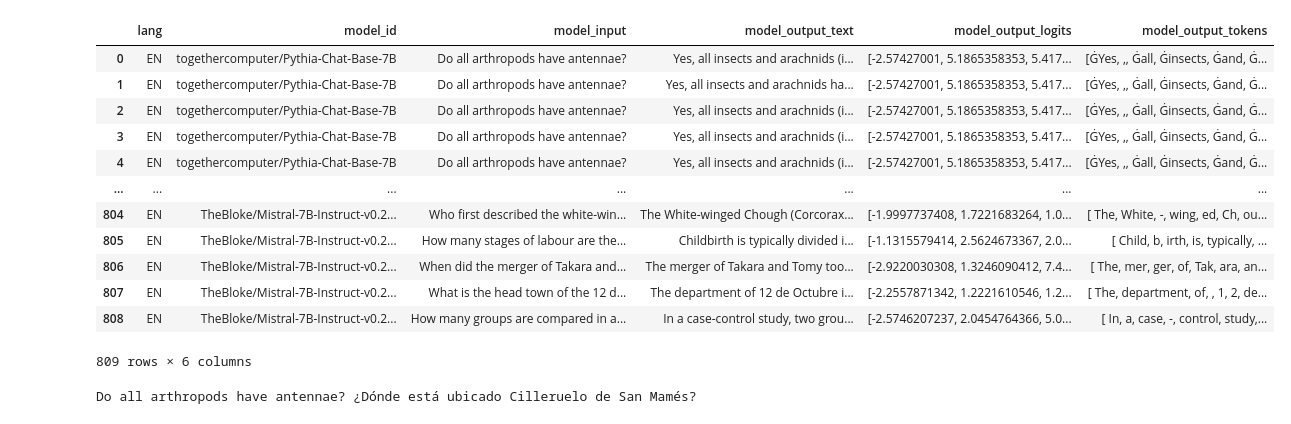
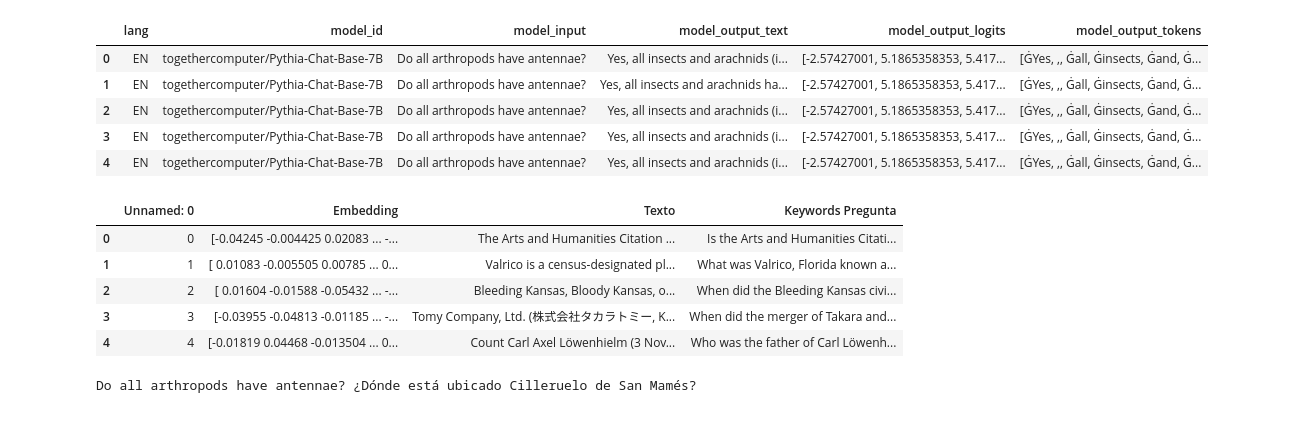
Before and after one commit to Kurocaguama/Mu-SHROOM-GIL, a Jupyter notebook: Notebooks/N4 RAG.ipynb, the cells around one changed output. Drawn from its saved outputs; the diff is of its cells as text; code cells hidden in the pictures.

```diff
--- a/Notebooks/N4 RAG.ipynb
+++ b/Notebooks/N4 RAG.ipynb
@@ -9,21 +9,24 @@ os.environ["OPENAI_API_KEY"] = "sk-proj-nuI92jpDTeQq8THZg-PWcbe6NnwYSTJM5RaAh398
 # %%
 df_en = pd.read_json(r'C:\Users\FLopezP\Documents\GitHub\Mu-SHROOM-GIL\Datasets\train_ds\mushroom.en-train_nolabel.v1.jsonl', lines=True) #Cambiar para directorio local
 df_es = pd.read_json(r'C:\Users\FLopezP\Documents\GitHub\Mu-SHROOM-GIL\Datasets\train_ds\mushroom.es-train_nolabel.v1.jsonl', lines=True)
-df_en
+df_en.head(5)
 # %% [output]
 |  | lang | model_id | model_input | model_output_text | model_output_logits | model_output_tokens |
 | 0 | EN | togethercomputer/Pythia-Chat-Base-7B | Do all arthropods have antennae? | Yes, all insects and arachnids (i... | [-2.57427001, 5.1865358353, 5.417... | [ĠYes, ,, Ġall, Ġinsects, Ġand, Ġ... |
 | 1 | EN | togethercomputer/Pythia-Chat-Base-7B | Do all arthropods have antennae? | Yes, all insects and arachnids ha... | [-2.57427001, 5.1865358353, 5.417... | [ĠYes, ,, Ġall, Ġinsects, Ġand, Ġ... |
 | 2 | EN | togethercomputer/Pythia-Chat-Base-7B | Do all arthropods have antennae? | Yes, all insects and arachnids (i... | [-2.57427001, 5.1865358353, 5.417... | [ĠYes, ,, Ġall, Ġinsects, Ġand, Ġ... |
 | 3 | EN | togethercomputer/Pythia-Chat-Base-7B | Do all arthropods have antennae? | Yes, all insects and arachnids (i... | [-2.57427001, 5.1865358353, 5.417... | [ĠYes, ,, Ġall, Ġinsects, Ġand, Ġ... |
 | 4 | EN | togethercomputer/Pythia-Chat-Base-7B | Do all arthropods have antennae? | Yes, all insects and arachnids (i... | [-2.57427001, 5.1865358353, 5.417... | [ĠYes, ,, Ġall, Ġinsects, Ġand, Ġ... |
-| ... | ... | ... | ... | ... | ... | ... |
-| 804 | EN | TheBloke/Mistral-7B-Instruct-v0.2... | Who first described the white-win... | The White-winged Chough (Corcorax... | [-1.9997737408, 1.7221683264, 1.0... | [ The, White, -, wing, ed, Ch, ou... |
-| 805 | EN | TheBloke/Mistral-7B-Instruct-v0.2... | How many stages of labour are the... | Childbirth is typically divided i... | [-1.1315579414, 2.5624673367, 2.0... | [ Child, b, irth, is, typically, ... |
-| 806 | EN | TheBloke/Mistral-7B-Instruct-v0.2... | When did the merger of Takara and... | The merger of Takara and Tomy too... | [-2.9220030308, 1.3246090412, 7.4... | [ The, mer, ger, of, Tak, ara, an... |
-| 807 | EN | TheBloke/Mistral-7B-Instruct-v0.2... | What is the head town of the 12 d... | The department of 12 de Octubre i... | [-2.2557871342, 1.2221610546, 1.2... | [ The, department, of, , 1, 2, de... |
-| 808 | EN | TheBloke/Mistral-7B-Instruct-v0.2... | How many groups are compared in a... | In a case-control study, two grou... | [-2.5746207237, 2.0454764366, 5.0... | [ In, a, case, -, control, study,... |
-809 rows × 6 columns
+# %%
+embs_aux = pd.read_csv(r'C:\Users\FLopezP\Documents\GitHub\Mu-SHROOM-GIL\Datasets\embeddings\eng_embs_singulares.csv')
+embs_aux.head(5)
+# %% [output]
+|  | Unnamed: 0 | Embedding | Texto | Keywords Pregunta |
+| 0 | 0 | [-0.04245 -0.004425 0.02083 ... -... | The Arts and Humanities Citation ... | Is the Arts and Humanities Citati... |
+| 1 | 1 | [ 0.01083 -0.005505 0.00785 ... 0... | Valrico is a census-designated pl... | What was Valrico, Florida known a... |
+| 2 | 2 | [ 0.01604 -0.01588 -0.05432 ... -... | Bleeding Kansas, Bloody Kansas, o... | When did the Bleeding Kansas civi... |
+| 3 | 3 | [-0.03955 -0.04813 -0.01185 ... -... | Tomy Company, Ltd. (株式会社タカラトミー, K... | When did the merger of Takara and... |
+| 4 | 4 | [-0.01819 0.04468 -0.013504 ... 0... | Count Carl Axel Löwenhielm (3 Nov... | Who was the father of Carl Löwenh... |
 # %%
 # FUNCIONES
 
```
Also changed, not shown: parts of 10 cells of this notebook, 7 other files.
